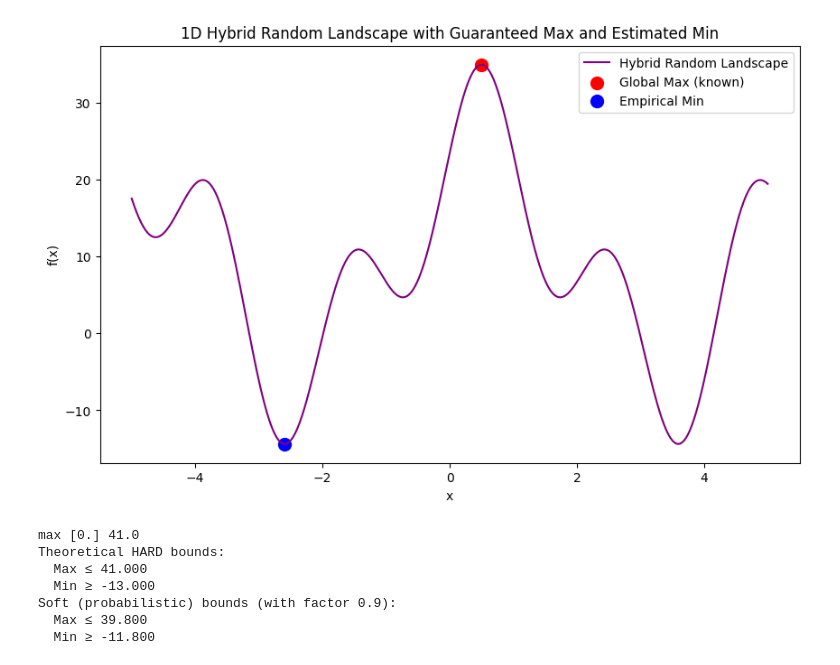
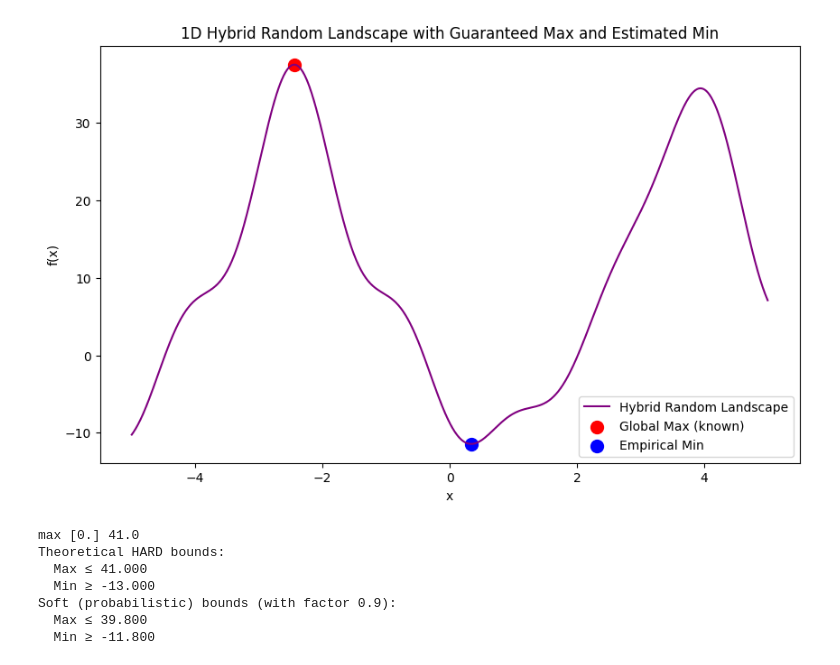
Before and after one commit to Jimvos32/Recurrent-PPO-Jax, a Jupyter notebook: src/tasks/envs/env_notebooks/functions_test.ipynb, the cells around one changed output. Drawn from its saved outputs; the diff is of its cells as text; code cells hidden in the pictures.

```diff
--- a/src/tasks/envs/env_notebooks/functions_test.ipynb
+++ b/src/tasks/envs/env_notebooks/functions_test.ipynb
@@ -119,7 +119,7 @@ class MultivariatePolyEnv:
         self.x_max = np.random.uniform(self.x_range[0], self.x_range[1], size=(self.action_dim,))
         # Randomize the constant such that f(x_max) = c, and weights.
         self.c = np.random.uniform(5.0, 20.0)
-        self.weights = np.random.uniform(0.5, 2.0, size=(self.action_dim,))
+        self.weights = np.random.uniform(0.5, 1.0, size=(self.action_dim,))
 
     # def compute_y(self, x):
     #     """
@@ -970,23 +997,23 @@ class HybridRandomLandscape:
 
     def _setup(self):
         """Initializes the landscape with a known global max and random local structure."""
-        self.c = np.random.uniform(10.0, 10.0)  # Offset
-        self.A0 = np.random.uniform(15.0, 15.0)  # Large peak amplitude
-        self.B0 = np.random.uniform(1.1, 1.1, size=(self.action_dim,))  # Large peak frequency
-        self.s0 = np.random.uniform(0.5, 0.5, size=(self.action_dim,))  # Peak location
+        # self.c = np.random.uniform(10.0, 10.0)  # Offset
+        # self.A0 = np.random.uniform(15.0, 15.0)  # Large peak amplitude
+        # self.B0 = np.random.uniform(1.1, 1.1, size=(self.action_dim,))  # Large peak frequency
+        # self.s0 = np.random.uniform(0.5, 0.5, size=(self.action_dim,))  # Peak location
+
+        # # Small oscillations (randomized)
+        # self.small_A = np.random.uniform(2.0, 2.0, size=(self.action_dim, self.num_oscillations))
+        # self.small_B = np.random.uniform(3.0, 3.0, size=(self.action_dim, self.num_oscillations))
+
+        self.c = np.random.uniform(5.0, 20.0)  # Offset
+        self.A0 = np.random.uniform(10.0, 20.0)  # Large peak amplitude
+        self.B0 = np.random.uniform(0.5, 1.5, size=(self.action_dim,))  # Large peak frequency
+        self.s0 = np.random.uniform(self.x_range[0], self.x_range[1], size=(self.action_dim,))  # Peak location
 
         # Small oscillations (randomized)
-        self.small_A = np.random.uniform(2.0, 2.0, size=(self.action_dim, self.num_oscillations))
-        self.small_B = np.random.uniform(3.0, 3.0, size=(self.action_dim, self.num_oscillations))
-
-        # self.c = np.random.uniform(5.0, 20.0)  # Offset
-        # self.A0 = np.random.uniform(10.0, 20.0)  # Large peak amplitude
-        # self.B0 = np.random.uniform(0.5, 1.5, size=(self.action_dim,))  # Large peak frequency
-        # self.s0 = np.random.uniform(self.x_range[0], self.x_range[1], size=(self.action_dim,))  # Peak location
-
-        # # Small oscillations (randomized)
-        # self.small_A = np.random.uniform(0.2, 3.0, size=(self.action_dim, self.num_oscillations))
-        # self.small_B = np.random.uniform(0.5, 4.0, size=(self.action_dim, self.num_oscillations))
+        self.small_A = np.random.uniform(0.2, 3.0, size=(self.action_dim, self.num_oscillations))
+        self.small_B = np.random.uniform(0.5, 4.0, size=(self.action_dim, self.num_oscillations))
 
         # Force all oscillations to peak at s0 (ensuring known max)
         self.small_shift = np.tile(self.s0.reshape(-1, 1), (1, self.num_oscillations))  # Align peaks
@@ -1091,34 +1118,34 @@ class HybridRandomLandscape:
 
         # Mark global max
         ax.scatter(self.global_max_x[0], self.global_max_x[1], self.global_max_y, color="red", s=150, label="Global Max (known)")
         # Mark empirical min
         ax.scatter(self.empirical_min_x[0], self.empirical_min_x[1], self.empirical_min_y, color="blue", s=150, label="Empirical Min")
 
         ax.set_xlabel("X1")
         ax.set_ylabel("X2")
         ax.set_zlabel("f(X1, X2)")
         ax.set_title("2D Hybrid Random Landscape with Guaranteed Max and Estimated Min")
         fig.colorbar(surf, shrink=0.5, aspect=5)
         ax.legend()
         plt.show()
 
 
 # landscape_1d = HybridRandomLandscape(action_dim=1, x_range=(-1, 1), num_oscillations=1)
 # landscape_1d.plot_2d()
 # print("Theoretical min bound:", landscape_1d.min_bound)
 # print("Empirical min found at:", landscape_1d.empirical_min_x, "with value:", landscape_1d.empirical_min_y)
 
 # landscape_2d = HybridRandomLandscape(action_dim=2, x_range=(-5, 5), num_oscillations=5)
 # landscape_2d.plot_3d()
 # print("Theoretical min bound:", landscape_2d.min_bound)
 # print("Empirical min found at:", landscape_2d.empirical_min_x, "with value:", landscape_2d.empirical_min_y)
 # print("Global max at:", landscape_2d.global_max_x, "with value:", landscape_2d.global_max_y)
 
 
 landscape_2d = HybridRandomLandscape(action_dim=1, x_range=(-5, 5), num_oscillations=5)
 landscape_2d.plot_2d()
 # %% [output]
-[figure, old version]
+[figure, new version]
 # %%
 import numpy as np
 import matplotlib.pyplot as plt
```
Also changed, not shown: parts of 10 cells of this notebook, 28 other files.
